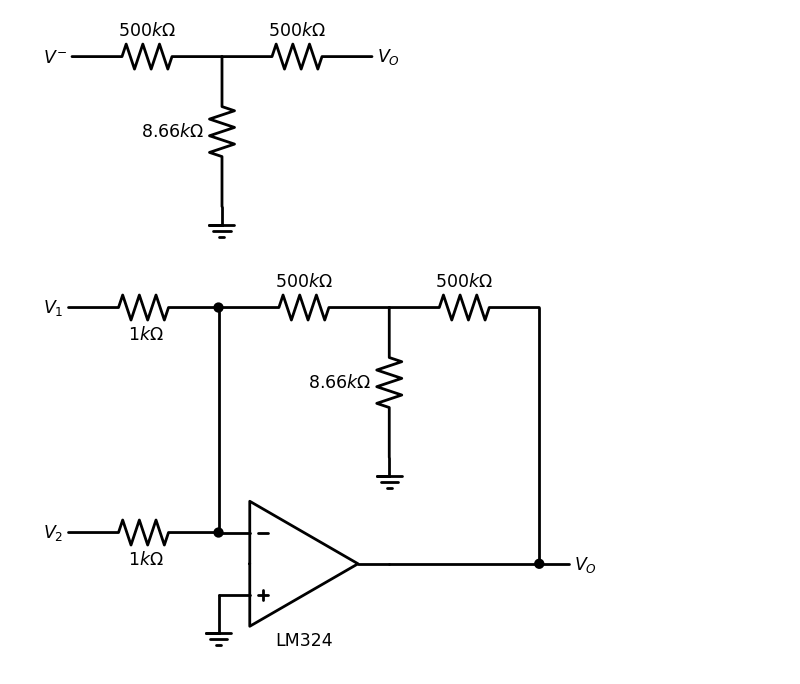
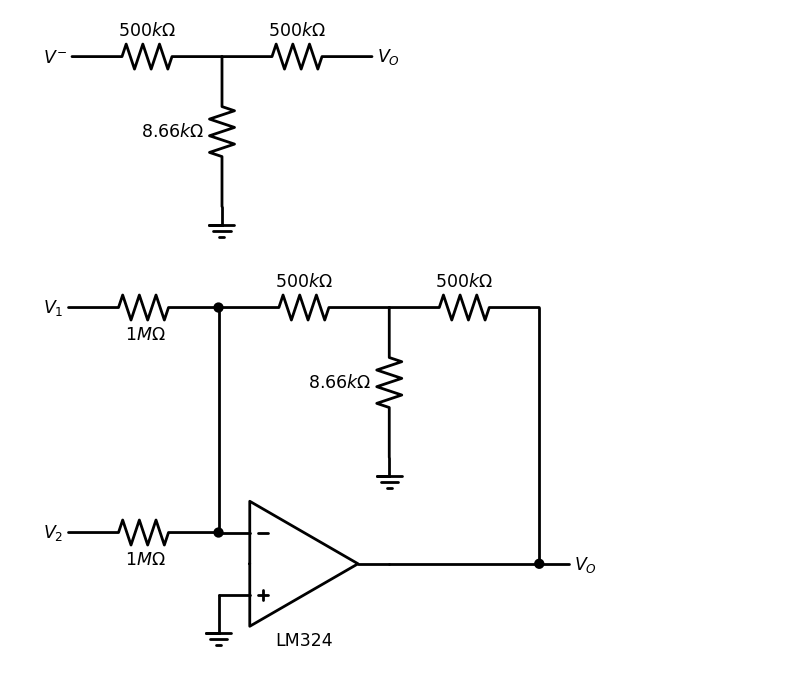
Before and after one commit to all5one-sudo/lab2SRA, a Jupyter notebook: lab2_schems.ipynb, the cells around one changed output. Drawn from its saved outputs; the diff is of its cells as text; code cells hidden in the pictures.

```diff
--- a/lab2_schems.ipynb
+++ b/lab2_schems.ipynb
@@ -24,3 +24,20 @@ with schemdraw.Drawing() as d:
     d += (Rin2 := elm.Resistor().at(Rf.start).left().idot().label('$1k\Omega$', loc='bot').label('$V_{1}$', loc='left'))
 # %% [output]
 [figure]
+# %%
+with schemdraw.Drawing() as d:
+    d += (op := elm.Opamp(leads=True).label('LM324',loc='bot'))
+    d += elm.Line().down(d.unit/16).at(op.in2)
+    #d += elm.Ground(lead=False)
+    d += (V := elm.SourceV().down().reverse().label('$V_{OS}$', loc='top'))
+    d += elm.Ground(lead=False)
+    d += (Rin := elm.Resistor().at(op.in1).left().idot().label('$R$', loc='bot'))
+    d += elm.Line().down(d.unit/8).at(Rin.end)
+    d += elm.Ground(lead=False)
+    d += (lin := elm.Line().up(d.unit/2).at(op.in1))
+    d += (Rf := elm.Resistor().tox(op.out).label('$R_f$'))
+    d += elm.Line().toy(op.out).dot()
+    d += elm.Line().right(d.unit/4).at(op.out).label('$V_{O}$', loc='right')
+    d += (Rin2 := elm.Resistor().at(Rf.start).left().idot().label('$R$', loc='bot'))
+    d += elm.Line().down(d.unit/8).at(Rin2.end)
+    d += elm.Ground(lead=False)
@@ -60,17 +79,17 @@ with schemdraw.Drawing() as d:
 # %%
 with schemdraw.Drawing() as d:
     d += (op := elm.Opamp(leads=True).label('LM324',loc='bot'))
     d += elm.Line().down(d.unit/4).at(op.in2)
     d += elm.Ground(lead=False)
-    d += (Rin := elm.Resistor().at(op.in1).left().idot().label('$1k\Omega$', loc='bot').label('$V_{2}$', loc='left'))
+    d += (Rin := elm.Resistor().at(op.in1).left().idot().label('$1M\Omega$', loc='bot').label('$V_{2}$', loc='left'))
     d += (lin := elm.Line().up(d.unit*1.5).at(op.in1))
     d += (R1 := elm.Resistor().tox(op.out).label('$500k\Omega$', loc='top'))
     d += (R2 := elm.Resistor().down().at(R1.end).label('$8.66k\Omega$', loc='top'))
     d += elm.Line().down(d.unit/8).at(R2.end)
     d += elm.Ground(lead=False)
     d += (R3 := elm.Resistor().right().at(R1.end).label('$500k\Omega$', loc='top'))
     d += elm.Line().toy(op.out).dot()
     d += elm.Line().right(d.unit*1.2).at(op.out).label('$V_{O}$', loc='right')
-    d += (Rin2 := elm.Resistor().at(R1.start).left().idot().label('$1k\Omega$', loc='bot').label('$V_{1}$', loc='left'))
+    d += (Rin2 := elm.Resistor().at(R1.start).left().idot().label('$1M\Omega$', loc='bot').label('$V_{1}$', loc='left'))
 # %% [output]
-[figure, old version]
+[figure, new version]
```
Also changed, not shown: parts of 2 cells of this notebook, 14 other files.
